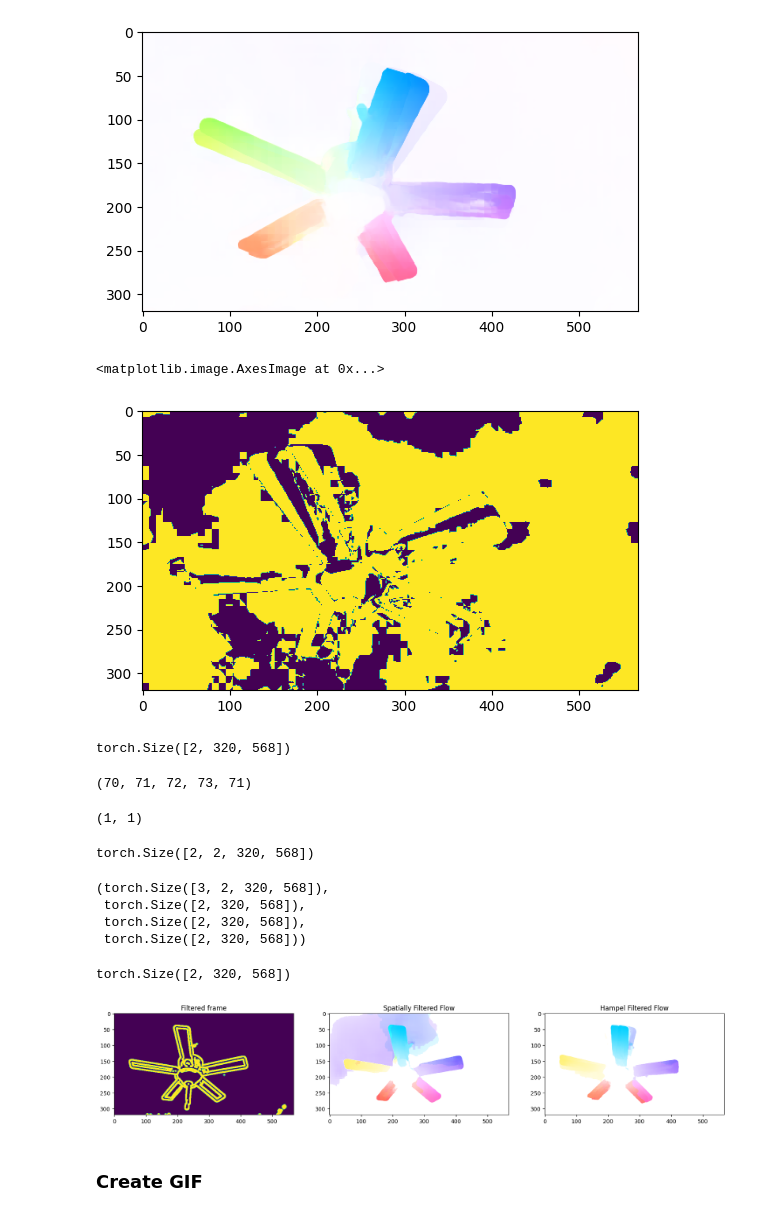
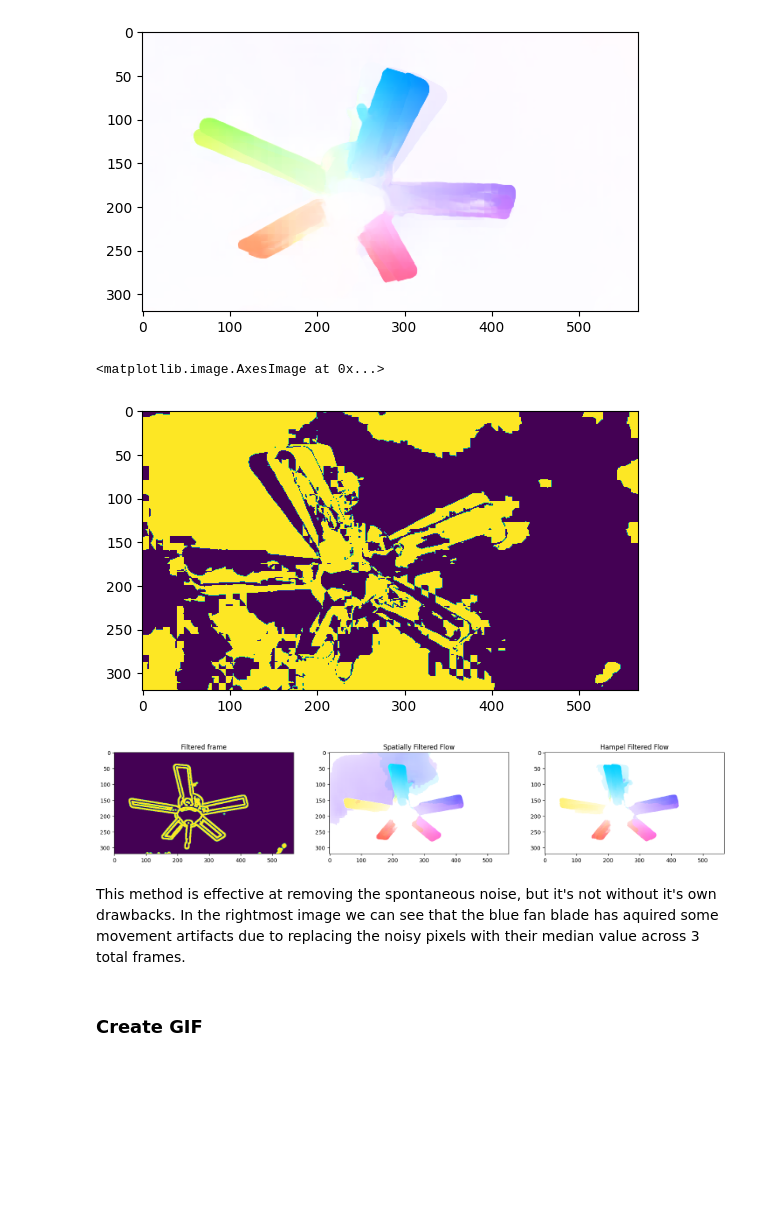
Before and after one commit to itberrios/CV_projects, a Jupyter notebook: RAFT/RAFT_filter.ipynb, the cells around one changed output. Drawn from its saved outputs; the diff is of its cells as text; code cells hidden in the pictures; blank space fills up the shorter version.

```diff
--- a/RAFT/RAFT_filter.ipynb
+++ b/RAFT/RAFT_filter.ipynb
@@ -496,7 +496,8 @@ ref: https://asp-eurasipjournals.springeropen.com/articles/10.1186/s13634-016-03
 # %%
-n = 3          # number of taps
-loc = n - n//2 # test pixel location
-t = 5          # tunable scale factor
+n = 3 # window size (number of taps)
+c = 5 # tunable scale factor
+
+loc = n - n//2 - 1 # test pixel location
 # %%
 hampel_filtered_flows = []
 masks = []
@@ -508,6 +509,11 @@ for i in range(n, len(flow_frames)):
     # get pixels under test
     x = flow[loc, :, :, :]
 
+    # # try weighting the flows
+    # weights = torch.ones_like(flow)
+    # weights[loc, :, :, :] = 2
+    # flow *= weights
+
     # compute median of moving flow window
     med = flow.median(dim=0)[0]
 
@@ -518,7 +524,7 @@ for i in range(n, len(flow_frames)):
     # mask = torch.logical_and(mask[0, :, :], mask[1, :, :]).repeat(2, 1, 1)
 
     # perform filtering
-    mask = torch.abs(x - med) > t*s
+    mask = torch.abs(x - med) > c*s
     x[mask] = med[mask]
 
     hampel_filtered_flows.append(x)
@@ -532,59 +538,33 @@ plt.imshow(get_viz(med.unsqueeze(0)))
 plt.imshow(masks[51][1, :, :].cpu().numpy())
 # %% [output]
 <matplotlib.image.AxesImage at 0x...>
-[figure, old version]
+[figure, new version]
-# %%
-s.shape
-# %% [output]
-torch.Size([2, 320, 568])
-# %%
-i - n, i - n//2 - 1, i - n//2, i, i - n//2 - 1
-# %% [output]
-(70, 71, 72, 73, 71)
-# %%
-len(flow_frames[i-n:i-n//2 -1]), len(flow_frames[i - n//2 : i])
-# %% [output]
-(1, 1)
-# %%
-torch.cat(flow_frames[i-n:i-n//2 -1] + flow_frames[i - n//2 : i]).shape
-# %% [output]
-torch.Size([2, 2, 320, 568])
-# %%
-flow.shape, med.shape, s.shape, mask.shape
-# %% [output]
-(torch.Size([3, 2, 320, 568]),
- torch.Size([2, 320, 568]),
- torch.Size([2, 320, 568]),
- torch.Size([2, 320, 568]))
-# %%
-(flow - med).median(dim=0)[0].shape
-# %% [output]
-torch.Size([2, 320, 568])
 # %%
 # filter results
 idx = 50
 thresh = 3
 
 og_frame = cv2.cvtColor(cv2.imread(frame_paths[idx]), cv2.COLOR_BGR2RGB)
 frame = cv2.cvtColor(og_frame, cv2.COLOR_RGB2GRAY)
-frame = filter_image(frame)
-frame = filter_image(frame)
+frame = filter_image(frame, iters=2)
 
 warm = flow_frames[idx].clone()
 warm[torch.abs(warm) < thresh] = 0
 
 filtered_flow = hampel_filtered_flows[idx - loc].clone()
 filtered_flow[torch.abs(filtered_flow) < thresh] = 0
 
 fig, ax = plt.subplots(1, 3, figsize=(20,10))
 
 ax[0].imshow(frame)
 ax[0].set_title('Filtered frame')
 ax[1].imshow(get_viz(warm))
 ax[1].set_title('Spatially Filtered Flow')
 ax[2].imshow(get_viz(filtered_flow.unsqueeze(0)))
 ax[2].set_title('Hampel Filtered Flow');
 # %% [output]
-[figure, old version]
+[figure, new version]
+# %% [markdown]
+This method is effective at removing the spontaneous noise, but it's not without it's own drawbacks. In the rightmost image we can see that the blue fan blade has aquired some movement artifacts due to replacing the noisy pixels with their median value across 3 total frames.
 # %% [markdown]
 ### Create GIF
```
Also changed, not shown: parts of 11 cells of this notebook.
